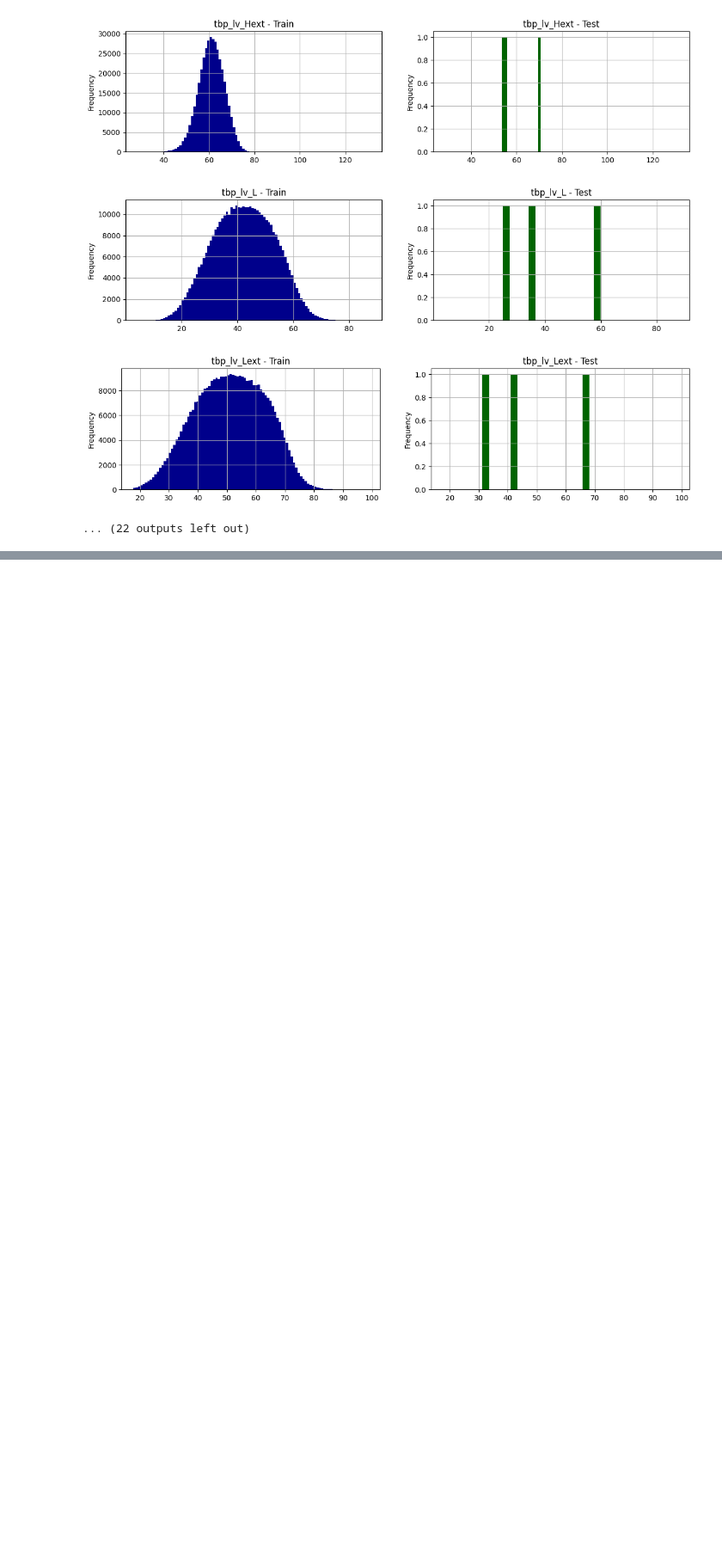
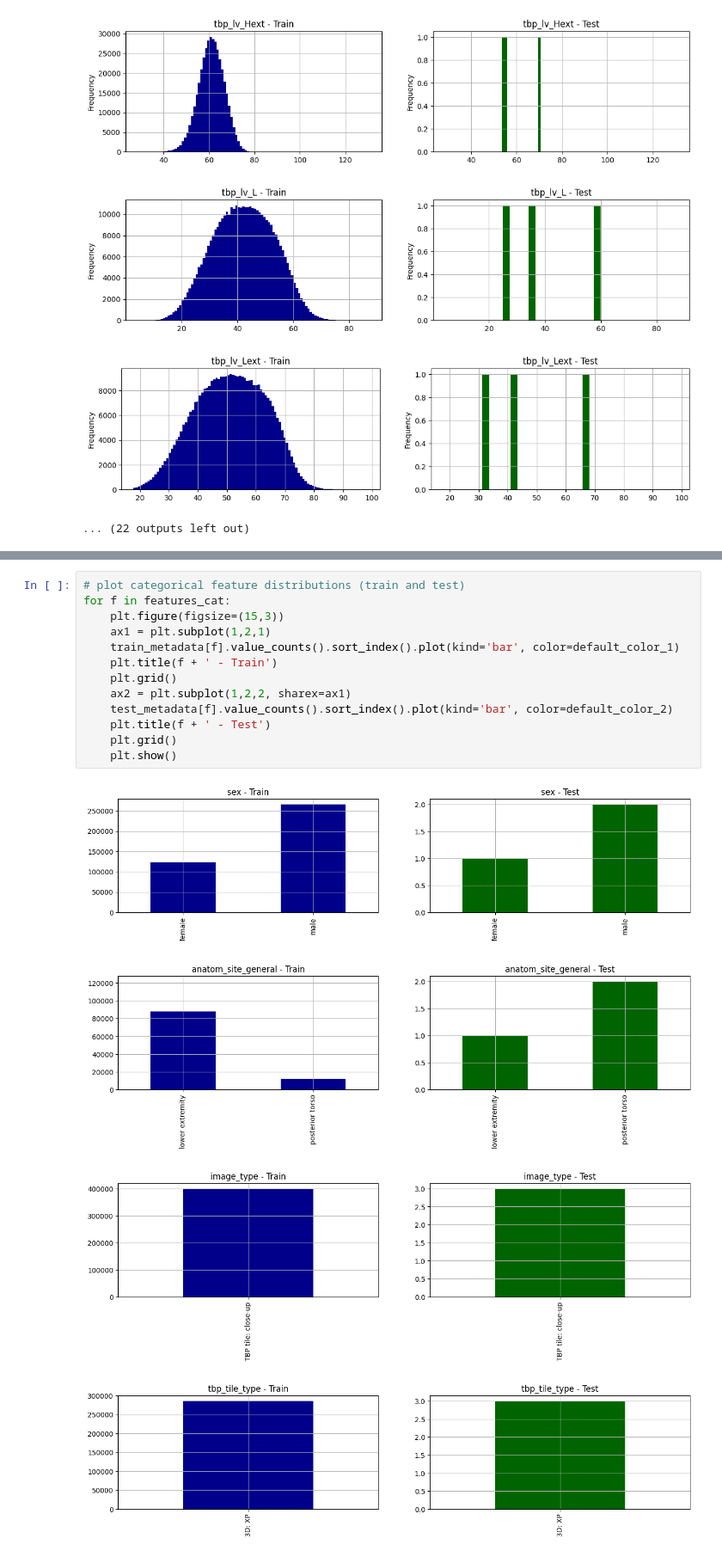
Before and after one commit to JinghanChen99/Kaggle-Skin-Cancer, a Jupyter notebook: train_v_test.ipynb, the cells around one changed output, grey strips where cells are left out. Shown at 86% size. Saved outputs shown, nothing was run; the diff lists cells and outputs as text; blank space fills up the shorter version.

```diff
--- a/train_v_test.ipynb
+++ b/train_v_test.ipynb
@@ -69,0 +99,18 @@ for f in features_num:
+# %%
+# plot categorical feature distributions (train and test)
+for f in features_cat:
+    plt.figure(figsize=(15,3))
+    ax1 = plt.subplot(1,2,1)
+    train_metadata[f].value_counts().sort_index().plot(kind='bar', color=default_color_1)
+    plt.title(f + ' - Train')
+    plt.grid()
+    ax2 = plt.subplot(1,2,2, sharex=ax1)
+    test_metadata[f].value_counts().sort_index().plot(kind='bar', color=default_color_2)
+    plt.title(f + ' - Test')
+    plt.grid()
+    plt.show()
+# %% [output]
+[figure, added]
+[figure, added]
+[figure, added]
+[figure, added]
```
Also changed, not shown: parts of 3 cells of this notebook.
